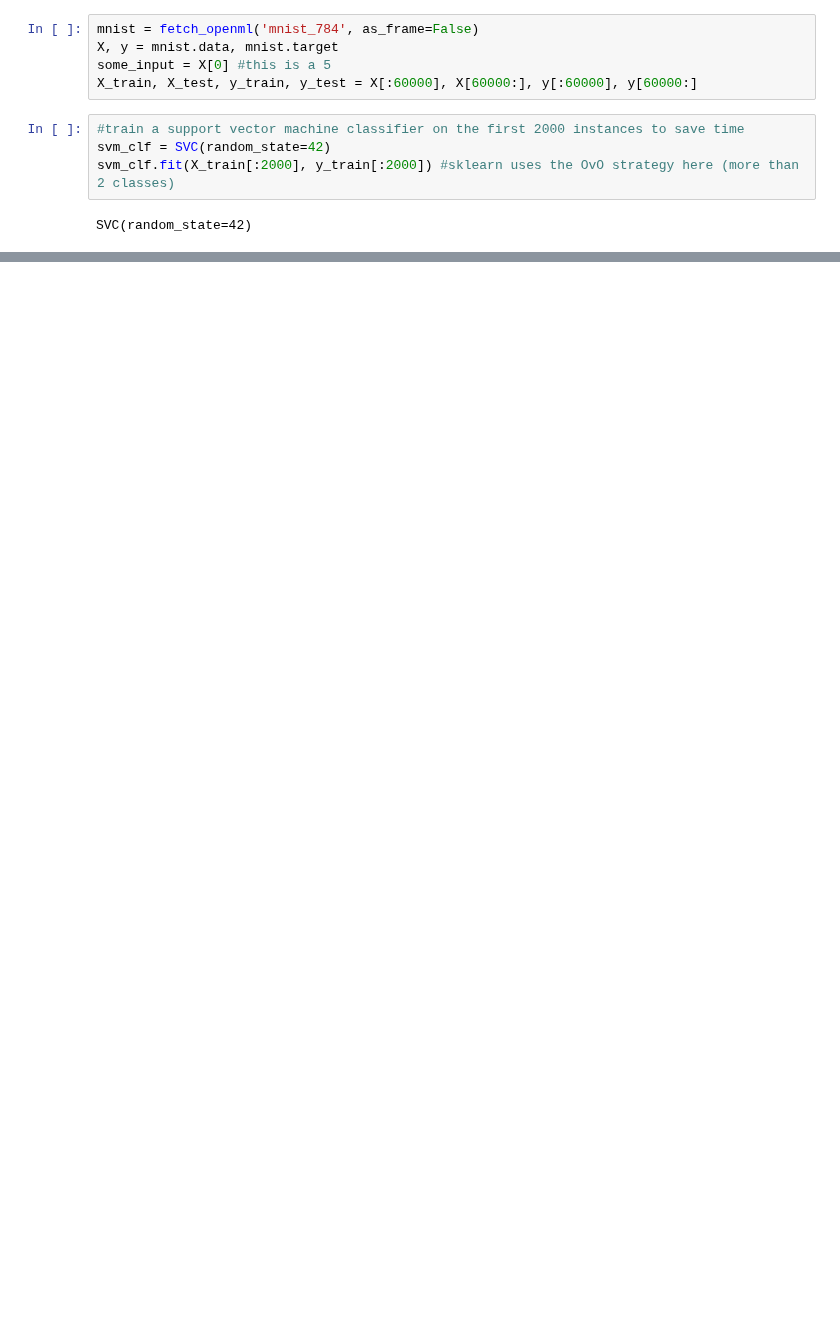
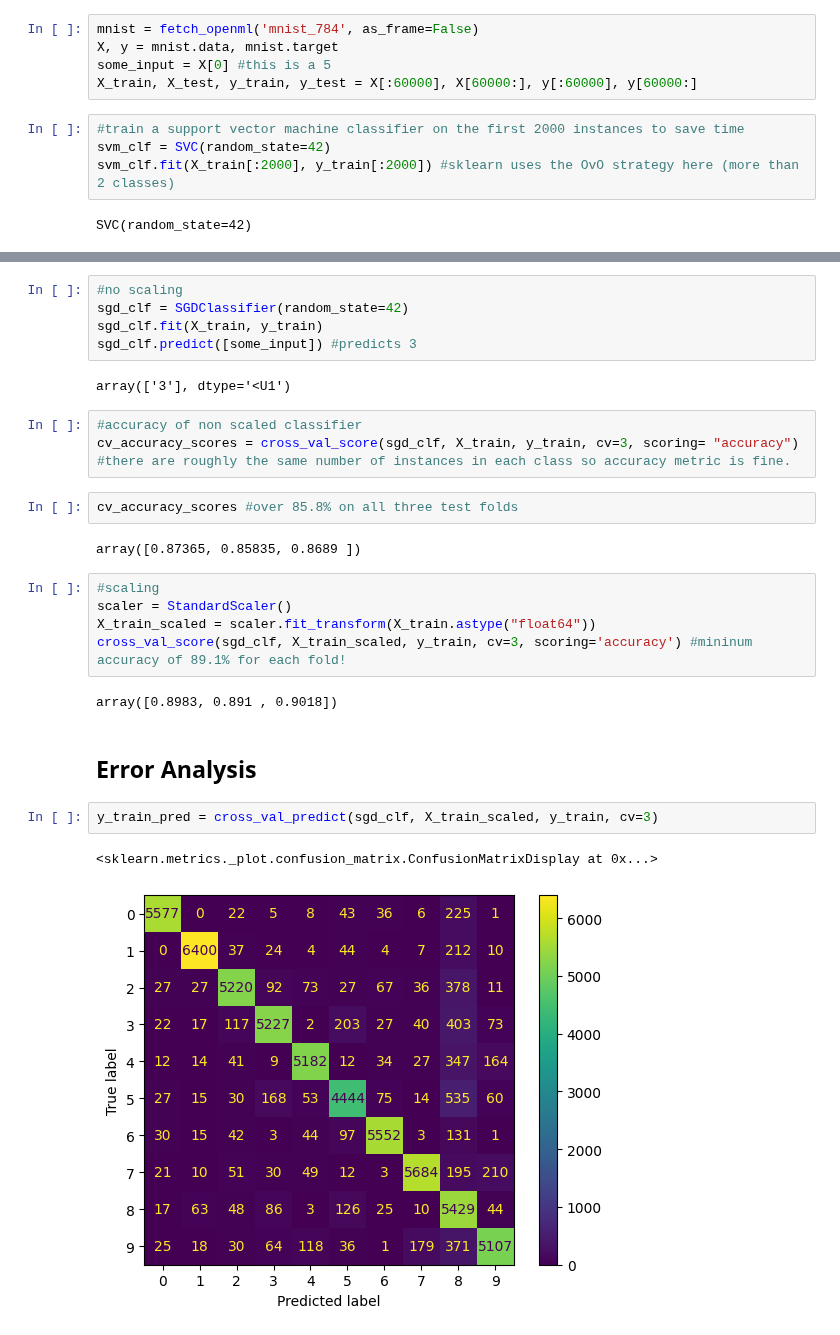
Before and after one commit to TaurusFire/Hands-on-Machine-Learning-Code-Notes, a Jupyter notebook: Chapter 3- Classification/Multiclass Classification.ipynb, the cells around one changed output, grey strips where cells are left out. Cells and saved outputs as stored; diff of their text form; blank space fills up the shorter version.

```diff
--- a/Chapter 3- Classification/Multiclass Classification.ipynb
+++ b/Chapter 3- Classification/Multiclass Classification.ipynb
@@ -24,0 +63,28 @@ array(['5'], dtype=object)
+# %%
+#no scaling
+sgd_clf = SGDClassifier(random_state=42)
+sgd_clf.fit(X_train, y_train)
+sgd_clf.predict([some_input]) #predicts 3
+# %% [output]
+array(['3'], dtype='<U1')
+# %%
+#accuracy of non scaled classifier
+cv_accuracy_scores = cross_val_score(sgd_clf, X_train, y_train, cv=3, scoring= "accuracy") #there are roughly the same number of instances in each class so accuracy metric is fine.
+# %%
+cv_accuracy_scores #over 85.8% on all three test folds
+# %% [output]
+array([0.87365, 0.85835, 0.8689 ])
+# %%
+#scaling
+scaler = StandardScaler()
+X_train_scaled = scaler.fit_transform(X_train.astype("float64"))
+cross_val_score(sgd_clf, X_train_scaled, y_train, cv=3, scoring='accuracy') #mininum accuracy of 89.1% for each fold!
+# %% [output]
+array([0.8983, 0.891 , 0.9018])
+# %% [markdown]
+## Error Analysis
+# %%
+y_train_pred = cross_val_predict(sgd_clf, X_train_scaled, y_train, cv=3)
+# %% [output]
+<sklearn.metrics._plot.confusion_matrix.ConfusionMatrixDisplay at 0x...>
+[figure, added]
```
Also changed, not shown: parts of 12 cells of this notebook, 1 other file.
